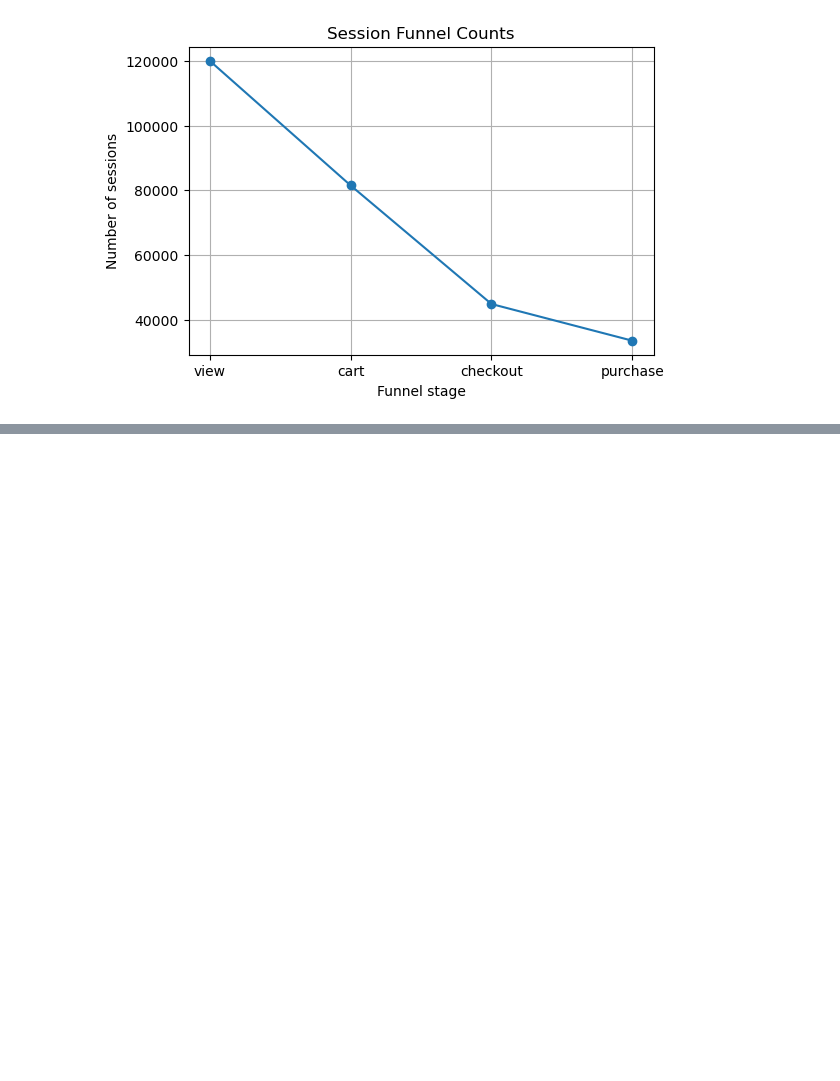
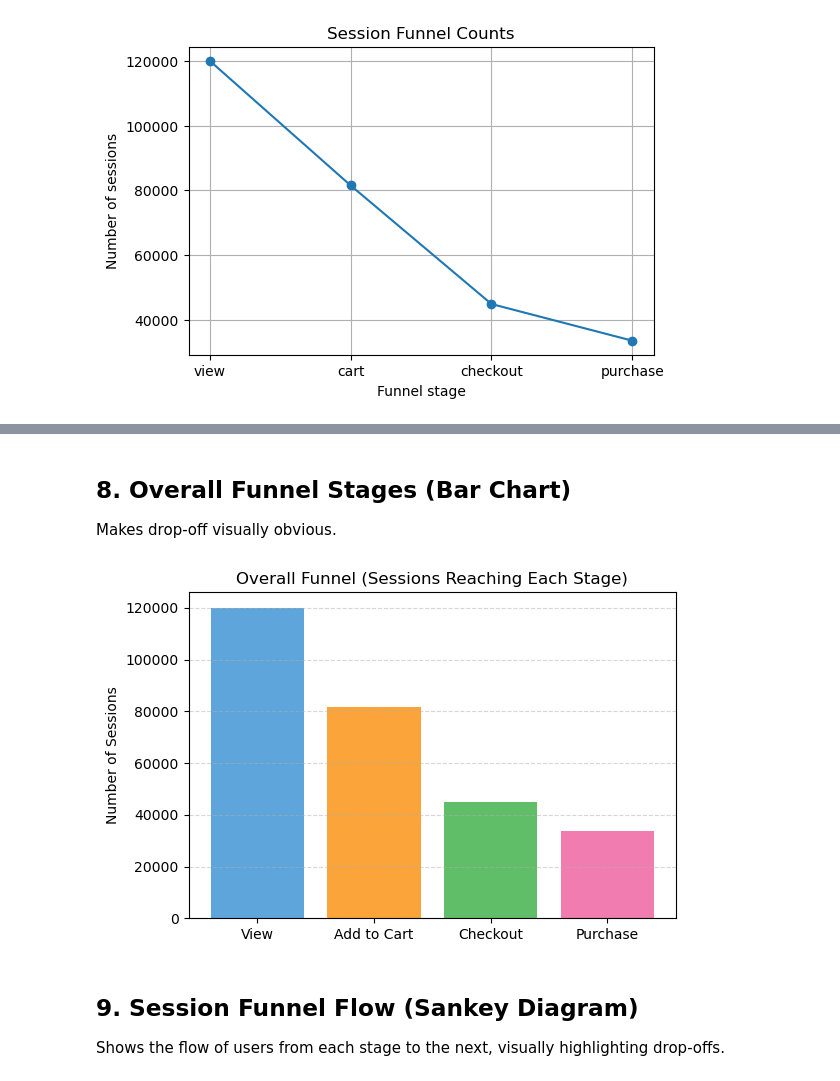
Before and after one commit to lauren-haan-gilbert/customer-behaviour-insight-engine, a Jupyter notebook: notebooks/03_behaviour_funnels.ipynb, the cells around one changed output, grey strips where cells are left out. Drawn from its saved outputs; the diff is of its cells as text; code cells hidden in the pictures; blank space fills up the shorter version.

```diff
--- a/notebooks/03_behaviour_funnels.ipynb
+++ b/notebooks/03_behaviour_funnels.ipynb
@@ -277,0 +311,23 @@ plt.show()
+# %% [markdown]
+## 8. Overall Funnel Stages (Bar Chart)
+
+Makes drop-off visually obvious.
+# %%
+stages = ["View", "Add to Cart", "Checkout", "Purchase"]
+values = [n_view, n_cart, n_checkout, n_purchase]
+
+plt.figure(figsize=(6,4))
+plt.bar(stages, values, color=["#5DA5DA", "#FAA43A", "#60BD68", "#F17CB0"])
+
+plt.title("Overall Funnel (Sessions Reaching Each Stage)")
+plt.ylabel("Number of Sessions")
+plt.grid(axis="y", linestyle="--", alpha=0.5)
+
+plt.tight_layout()
+plt.show()
+# %% [output]
+[figure, added]
+# %% [markdown]
+## 9. Session Funnel Flow (Sankey Diagram)
+
+Shows the flow of users from each stage to the next, visually highlighting drop-offs.
```
Also changed, not shown: parts of 5 cells of this notebook.
